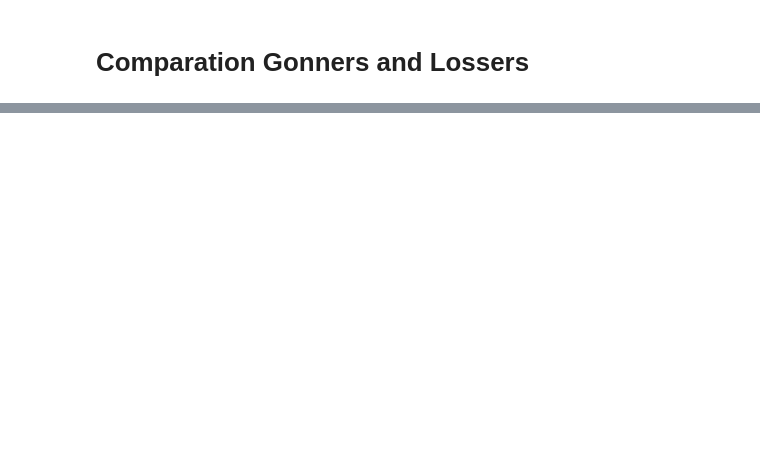
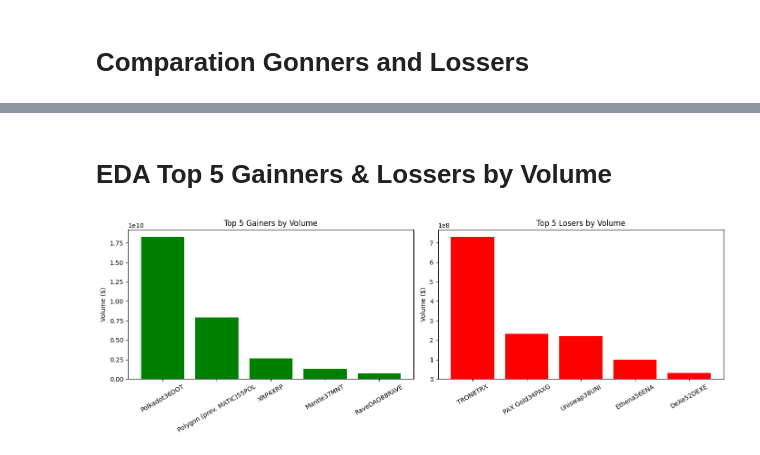
Before and after one commit to yowxy/Scrapping-Crypto-CoinMarketCap, a Jupyter notebook: index.ipynb, the cells around one changed output, grey strips where cells are left out. Drawn from its saved outputs; the diff is of its cells as text; code cells hidden in the pictures; blank space fills up the shorter version.

Commit message:
feat: add chart top volume

```diff
--- a/index.ipynb
+++ b/index.ipynb
@@ -257,0 +257,21 @@ plt.show()
+# %% [markdown]
+# EDA Top 5 Gainners & Lossers by Volume
+# %%
+fig, axes = plt.subplots(1, 2, figsize=(14, 5))
+
+for ax, df, title, color in zip(
+    axes,
+    [df_gainers, df_losers],
+    ['Top 5 Gainers by Volume', 'Top 5 Losers by Volume'],
+    ['green', 'red']
+):
+    top = df.nlargest(5, 'Volume(24h)')
+    ax.bar(top['Name'], top['Volume(24h)'], color=color)
+    ax.set_title(title)
+    ax.set_ylabel('Volume ($)')
+    ax.tick_params(axis='x', rotation=30)
+
+plt.tight_layout()
+plt.show()
+# %% [output]
+[figure, added]
```
Also changed, not shown: parts of 10 cells of this notebook, 4 other files.
